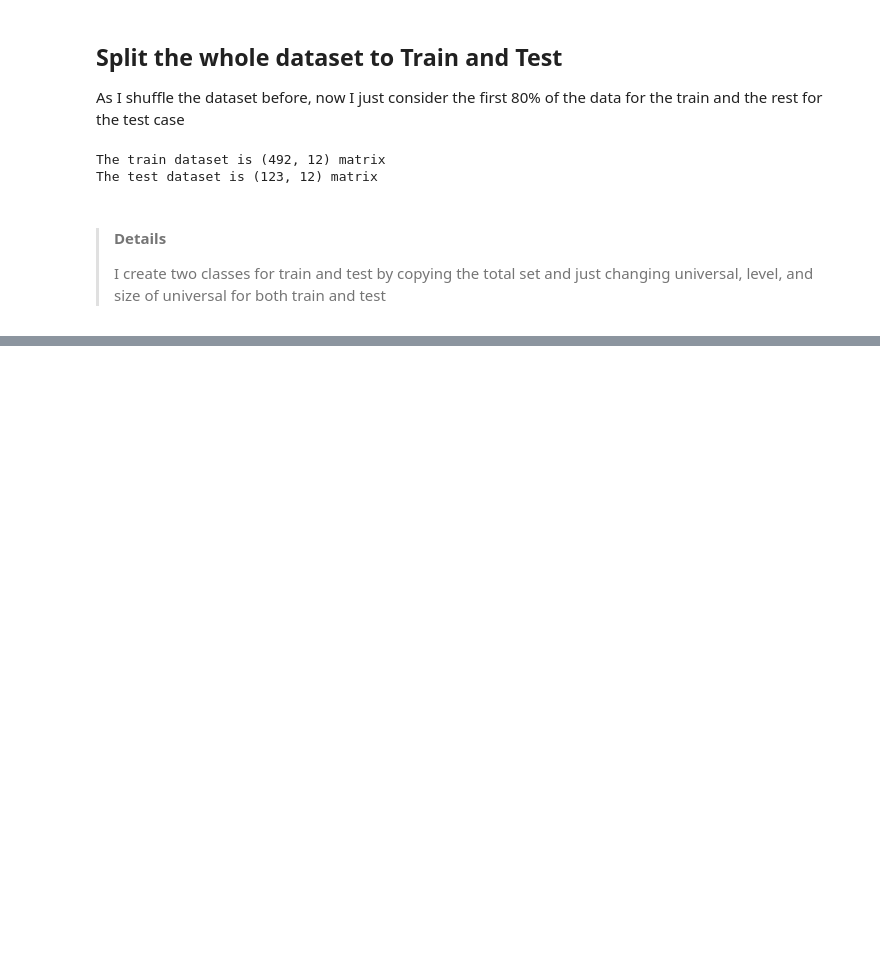
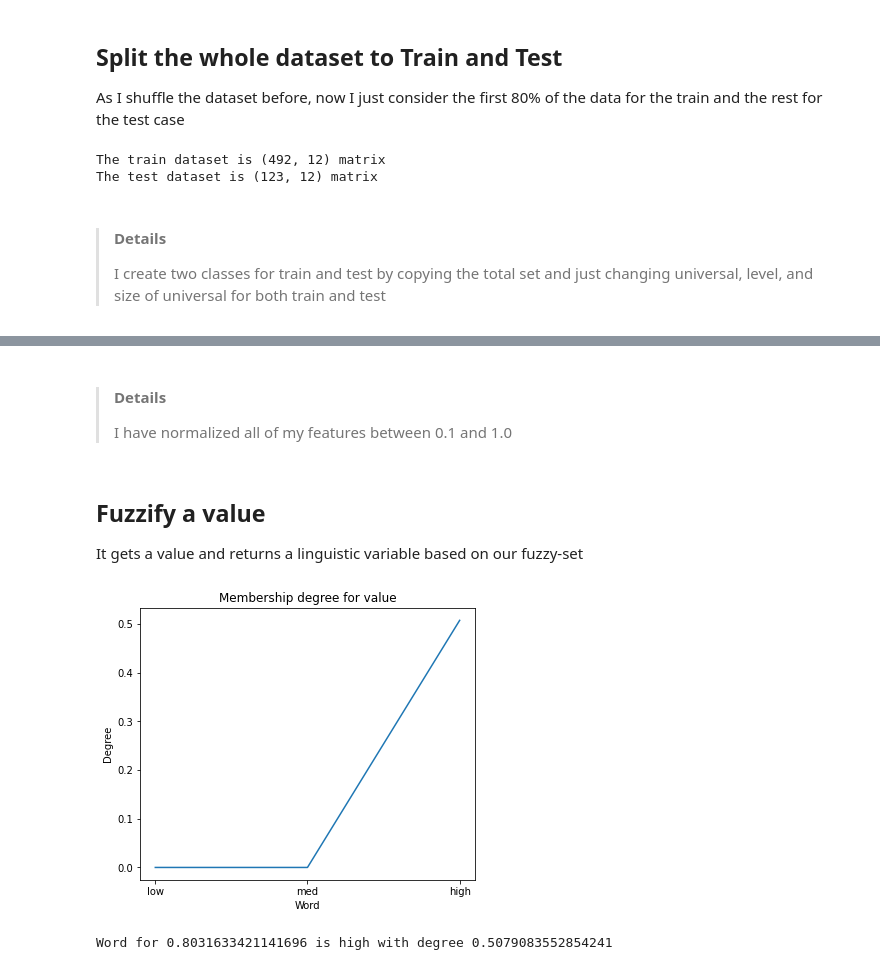
Before and after one commit to hsmmi/fuzzy-rule-base, a Jupyter notebook: fuzzy_proj4.ipynb, the cells around one changed output, grey strips where cells are left out. Saved outputs shown, nothing was run; the diff lists cells and outputs as text; code cells hidden in the pictures; blank space fills up the shorter version.

```diff
--- a/fuzzy_proj4.ipynb
+++ b/fuzzy_proj4.ipynb
@@ -51,8 +58,10 @@ class UniSet():
                  shuffle=False, about_nan='class_mean'):
         np.random.seed(1)
         sample, label = read_dataset_to_X_and_y(
-            file, range_feature, range_label, normalization, min_value, max_value,
-            shuffle=shuffle, about_nan=about_nan)
+            file, range_feature, range_label, normalization, min_value,
+            max_value, shuffle=shuffle, about_nan=about_nan)
+        self.min_value = min_value
+        self.max_value = max_value
         self.universal = sample.astype(float)
         self.label = label
         self.number_of_feature = sample.shape[1]
@@ -130,0 +216,30 @@ just changing universal, level, and size of universal for both train and test
+# %% [markdown]
+> #### Details
+>
+> I have normalized all of my features between 0.1 and 1.0
+# %% [markdown]
+## Fuzzify a value
+
+It gets a value and returns a linguistic variable based on our fuzzy-set
+# %%
+def fuzzify_value(value: float, rule_base: RuleBase, plot: bool = False):
+    degrees = []
+    for word in rule_base.membership:
+        degrees.append((fuzz.interp_membership(
+            rule_base.feature_range, rule_base.membership[word], value), word))
+    max_degree = np.argmax(list(list(zip(*degrees))[0]))
+    if(plot is True):
+        plt.figure(figsize=(6, 5))
+        plt.plot(['low', 'med', 'high'], list(list(zip(*degrees))[0]))
+        plt.ylabel('Degree')
+        plt.xlabel('Word')
+        plt.title('Membership degree for value')
+        plt.show()
+    return degrees[max_degree]
+
+random_value = np.random.rand()
+degree, word = fuzzify_value(random_value, rule_base, True)
+print(f'Word for {random_value} is {word} with degree {degree}')
+# %% [output]
+[figure, added]
+Word for 0.8031633421141696 is high with degree 0.5079083552854241
```
Also changed, not shown: parts of 22 cells of this notebook, 5 other files.
